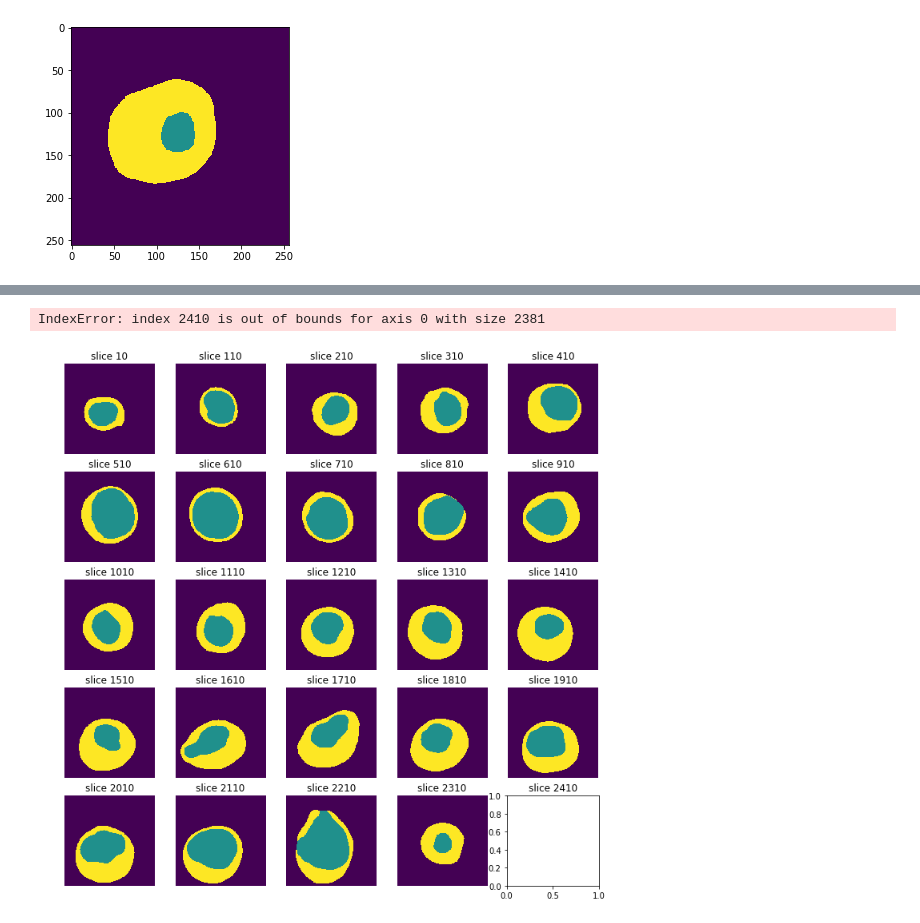
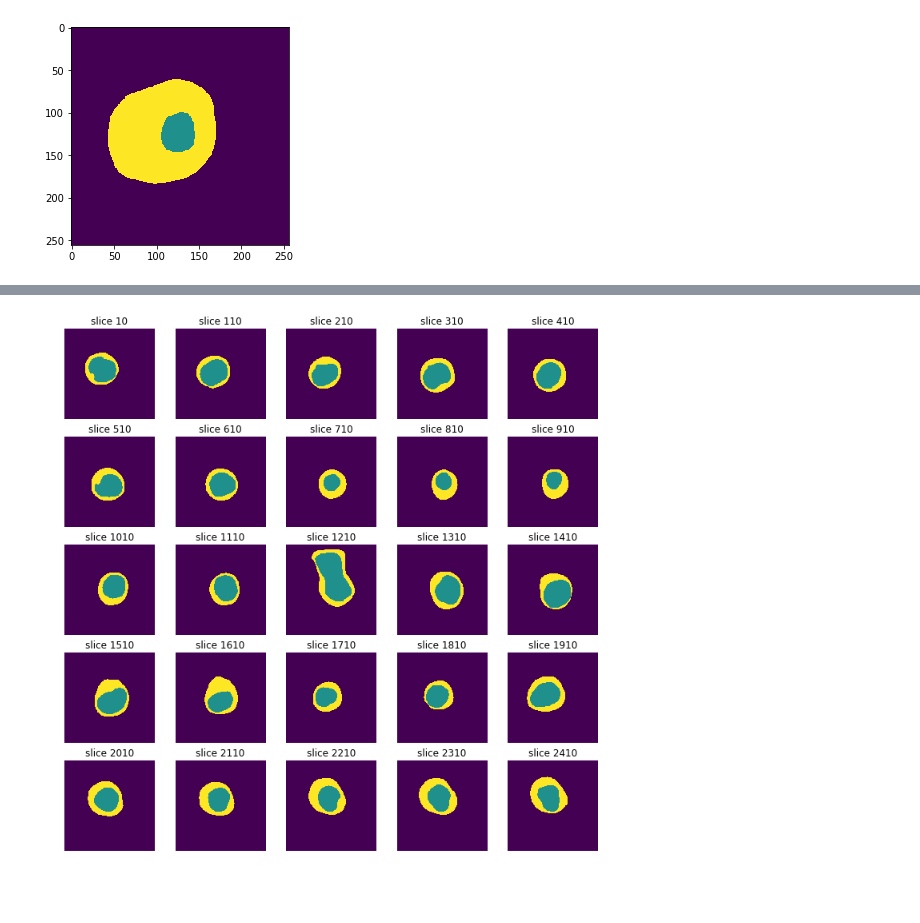
Before and after one commit to paulnguyen81/bloodpressure_ffr, a Jupyter notebook: readmha.ipynb, the cells around one changed output, grey strips where cells are left out. Cells and saved outputs as stored; diff of their text form; code cells hidden in the pictures.

```diff
--- a/readmha.ipynb
+++ b/readmha.ipynb
@@ -34,5 +39,5 @@ def sample_stack(stack, rows=5, cols=5, start_with=10, show_every=3):
 # %%
+im = im2arr(files[1])
 sample_stack(im, show_every=100)
 # %% [output]
-IndexError: index 2410 is out of bounds for axis 0 with size 2381
-[figure, old version]
+[figure, new version]
```
Also changed, not shown: parts of 8 cells of this notebook, 1 other file.
